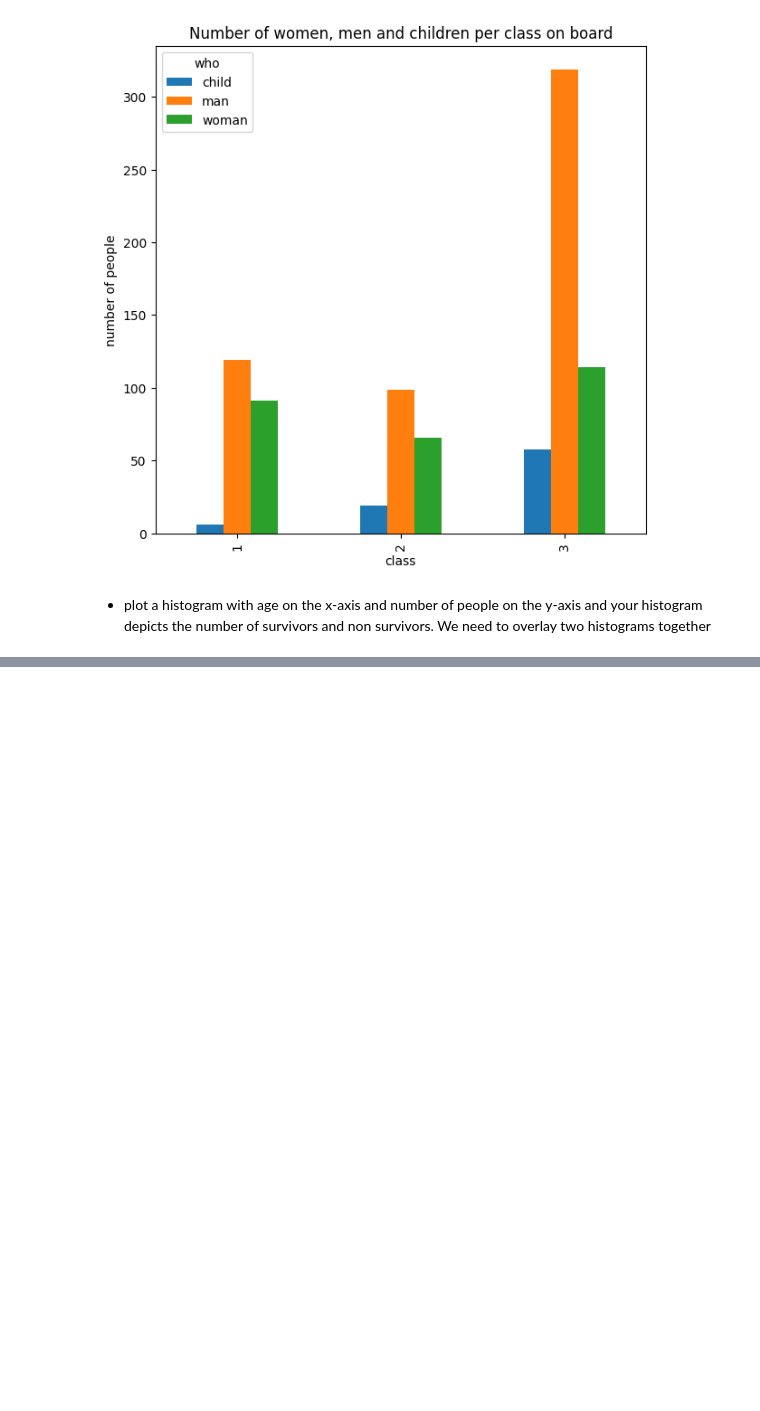
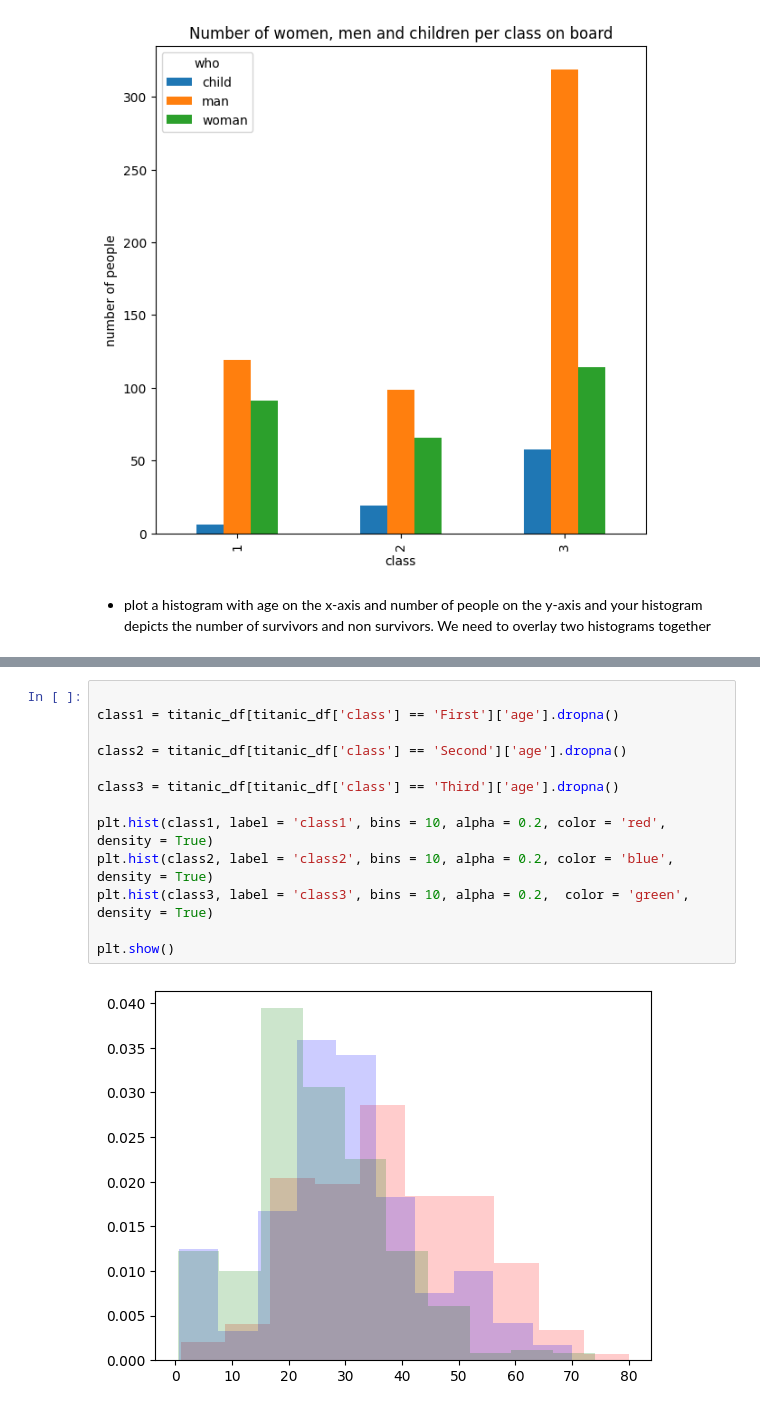
Before and after one commit to Sebastian42-5/python-2, a Jupyter notebook: week2/titanic-part2.ipynb, the cells around one changed output, grey strips where cells are left out. Drawn from its saved outputs; the diff is of its cells as text; blank space fills up the shorter version.

```diff
--- a/week2/titanic-part2.ipynb
+++ b/week2/titanic-part2.ipynb
@@ -242,2 +257,17 @@ new_titanic_df.unstack().plot(kind = "bar", title = "Number of women, men and ch
 
 - Challenge : put above two figures in one figure as subplots
+# %%
+
+class1 = titanic_df[titanic_df['class'] == 'First']['age'].dropna()
+
+class2 = titanic_df[titanic_df['class'] == 'Second']['age'].dropna()
+
+class3 = titanic_df[titanic_df['class'] == 'Third']['age'].dropna()
+
+plt.hist(class1, label = 'class1', bins = 10, alpha = 0.2, color = 'red', density = True)
+plt.hist(class2, label = 'class2', bins = 10, alpha = 0.2, color = 'blue', density = True)
+plt.hist(class3, label = 'class3', bins = 10, alpha = 0.2,  color = 'green', density = True)
+
+plt.show()
+# %% [output]
+[figure, added]
```
Also changed, not shown: parts of 5 cells of this notebook, 5 other files.
